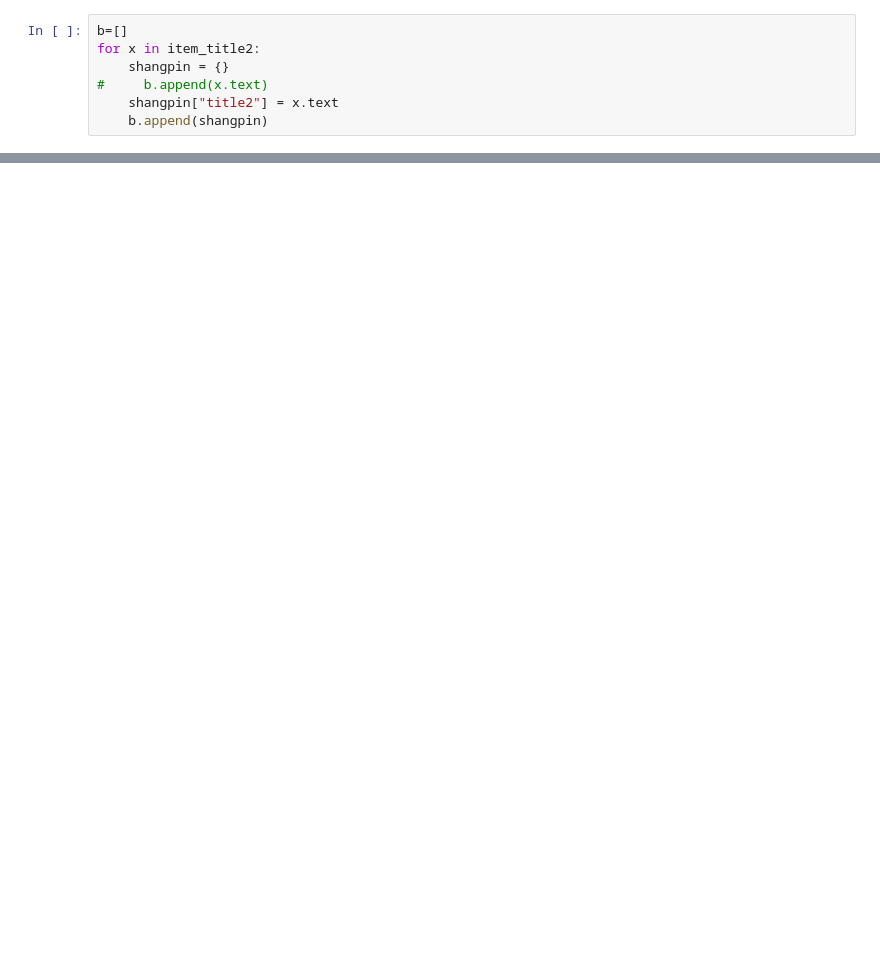
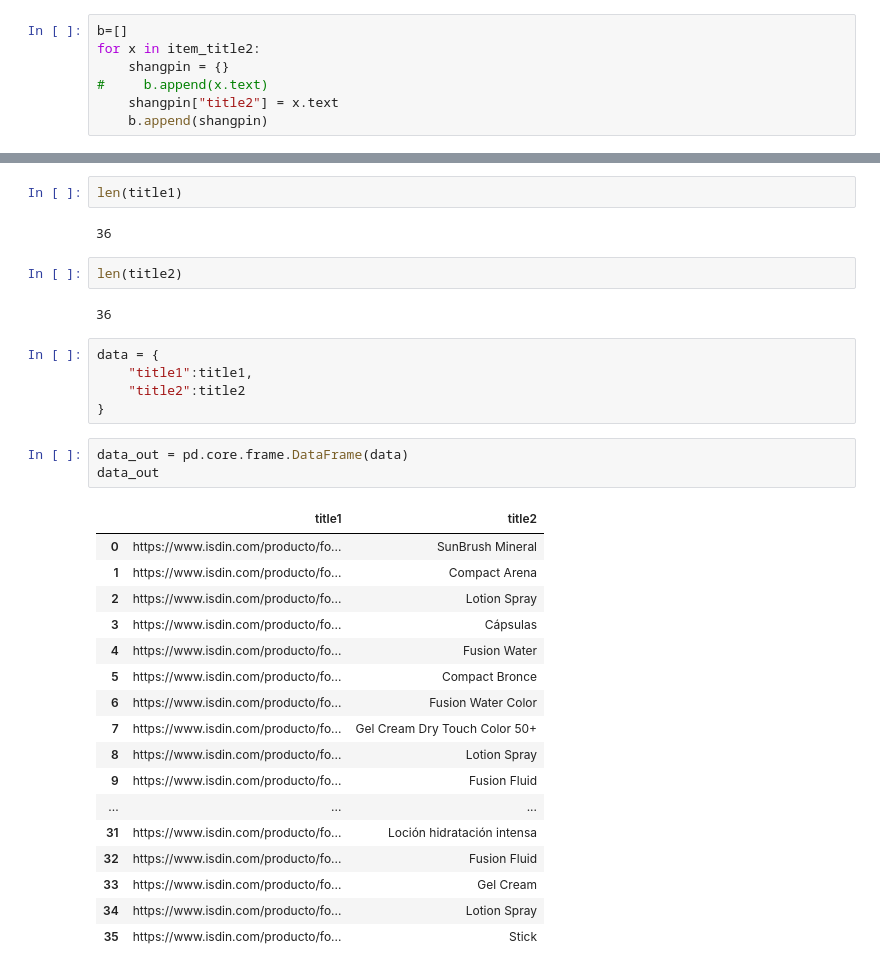
Before and after one commit to leidian99999/scrapy, a Jupyter notebook: project_spiders/isdin.com/isdin4.ipynb, the cells around one changed output, grey strips where cells are left out. Drawn from its saved outputs; the diff is of its cells as text; blank space fills up the shorter version.

```diff
--- a/project_spiders/isdin.com/isdin4.ipynb
+++ b/project_spiders/isdin.com/isdin4.ipynb
@@ -180,0 +137,34 @@ df
+# %%
+len(title1)
+# %% [output]
+36
+# %%
+len(title2)
+# %% [output]
+36
+# %%
+data = {
+    "title1":title1,
+    "title2":title2
+}
+# %%
+data_out = pd.core.frame.DataFrame(data)
+data_out
+# %% [output]
+|  | title1 | title2 |
+| 0 | https://www.isdin.com/producto/fo... | SunBrush Mineral |
+| 1 | https://www.isdin.com/producto/fo... | Compact Arena |
+| 2 | https://www.isdin.com/producto/fo... | Lotion Spray |
+| 3 | https://www.isdin.com/producto/fo... | Cápsulas |
+| 4 | https://www.isdin.com/producto/fo... | Fusion Water |
+| 5 | https://www.isdin.com/producto/fo... | Compact Bronce |
+| 6 | https://www.isdin.com/producto/fo... | Fusion Water Color |
+| 7 | https://www.isdin.com/producto/fo... | Gel Cream Dry Touch Color 50+ |
+| 8 | https://www.isdin.com/producto/fo... | Lotion Spray |
+| 9 | https://www.isdin.com/producto/fo... | Fusion Fluid |
+| ... | ... | ... |
+| 31 | https://www.isdin.com/producto/fo... | Loción hidratación intensa |
+| 32 | https://www.isdin.com/producto/fo... | Fusion Fluid |
+| 33 | https://www.isdin.com/producto/fo... | Gel Cream |
+| 34 | https://www.isdin.com/producto/fo... | Lotion Spray |
+| 35 | https://www.isdin.com/producto/fo... | Stick |
```
Also changed, not shown: parts of 9 cells of this notebook, 7 other files.
